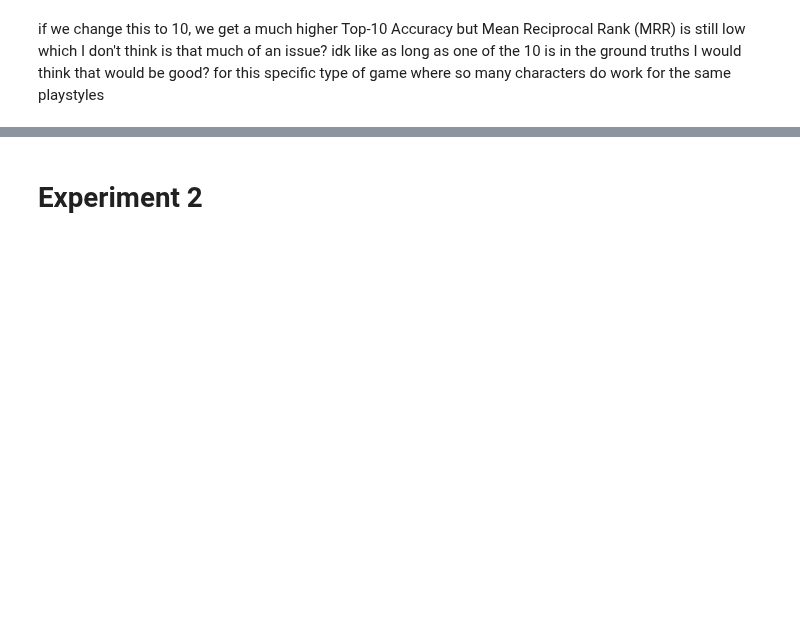
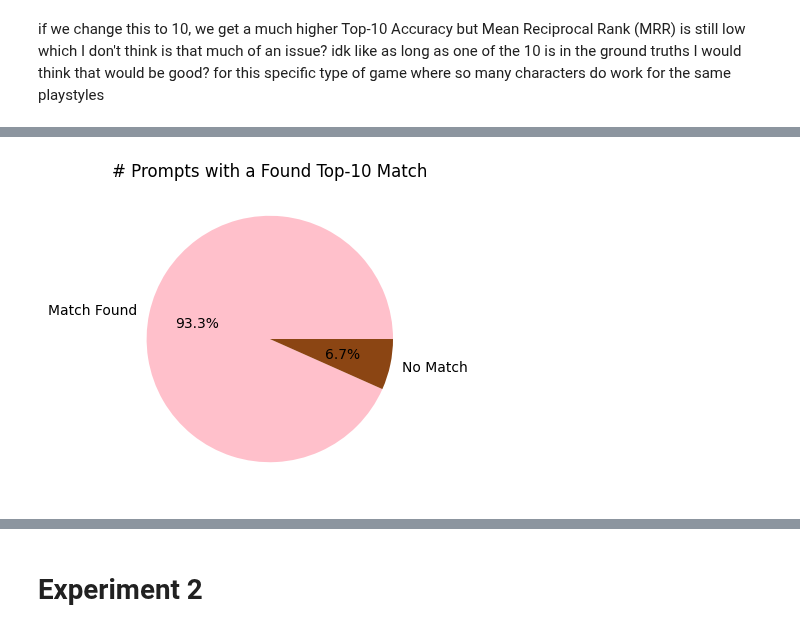
Before and after one commit to KenzieHensel/NN_Project, a Jupyter notebook: Final_Project_Code.ipynb, the cells around one changed output, grey strips where cells are left out. Cells and saved outputs as stored; diff of their text form; code cells hidden in the pictures; blank space fills up the shorter version.

Commit message:
Added Visualizations

```diff
--- a/Final_Project_Code.ipynb
+++ b/Final_Project_Code.ipynb
@@ -785,6 +785,11 @@ import numpy as np
 def run_experiment_1(prompts, model, champion_embeddings, champion_names, champion_positions, top_k=10):
     correct_count = 0
     reciprocal_ranks = []
+    positions = []
+    found_match = []
+    all_reciprocal_ranks = []
+    prompt_num = []
+    reccomended_champs = []
 
     for i, entry in enumerate(prompts):
         print(f"\nPrompt {i+1}: {entry['prompt']}")
@@ -802,6 +807,8 @@ def run_experiment_1(prompts, model, champion_embeddings, champion_names, champi
             top_k=top_k
         )
 
+        reccomended_champs.append(predictions)
+
         predicted_names = [name.lower() for name, _ in predictions]
 
         # Top-k accuracy
@@ -812,6 +819,12 @@ def run_experiment_1(prompts, model, champion_embeddings, champion_names, champi
         # MRR calculation
         ranks = [predicted_names.index(gt) + 1 for gt in ground_truth if gt in predicted_names]
         reciprocal_ranks.append(1 / min(ranks) if ranks else 0)
+
+        # save values for visualizations
+        positions.append(position_filter)
+        found_match.append(match_found)
+        all_reciprocal_ranks.append(reciprocal_ranks[-1])
+        prompt_num.append(i + 1)
 
         print(f"Position: {position_filter}")
         print(f"Ground truth champions: {entry['ground_truth']}")
@@ -826,7 +839,7 @@ def run_experiment_1(prompts, model, champion_embeddings, champion_names, champi
     print(f"Top-{top_k} Accuracy: {top_k_accuracy:.2f}")
     print(f"Mean Reciprocal Rank (MRR): {mrr:.4f}")
 
-    return top_k_accuracy, mrr
+    return top_k_accuracy, mrr, positions, found_match, all_reciprocal_ranks, prompt_num, reccomended_champs
 # %% [markdown]
 ### Run the Experiment
 # %% [markdown]
@@ -834,7 +847,7 @@ if we change this to 10, we get a much higher Top-10 Accuracy but Mean Reciproca
 # %%
 import re
 
-run_experiment_1(
+top_k_accuracy, mrr, positions, found_match, all_reciprocal_ranks, prompt_num, recommend_champs = run_experiment_1(
     prompts=test_prompts,
     model=SBERT_model,
     champion_embeddings=combined_text_embeddings,
@@ -863,0 +918,23 @@ Mean Reciprocal Rank (MRR): 0.5623
+# %%
+# Pie Chart for how many found ground truth champions
+# create list of matches
+
+import matplotlib.pyplot as plt
+
+# count number of matches and number with no matches
+num_matches = sum(found_match)
+num_no_matches = len(found_match) - num_matches
+# create labels for the sections of the pie chart
+match_labels = ['Match Found', 'No Match']
+# use the counts to create the sizes for each section
+match_sizes = [num_matches, num_no_matches]
+# customize the colors
+colors = ['pink', 'saddlebrown']
+
+# plot the pie chart
+plt.figure(figsize=(4,4))
+plt.pie(match_sizes, labels=match_labels, autopct='%1.1f%%', colors=colors)
+plt.title('# Prompts with a Found Top-10 Match')
+plt.show()
+# %% [output]
+[figure, added]
```
Also changed, not shown: parts of 19 cells of this notebook.
